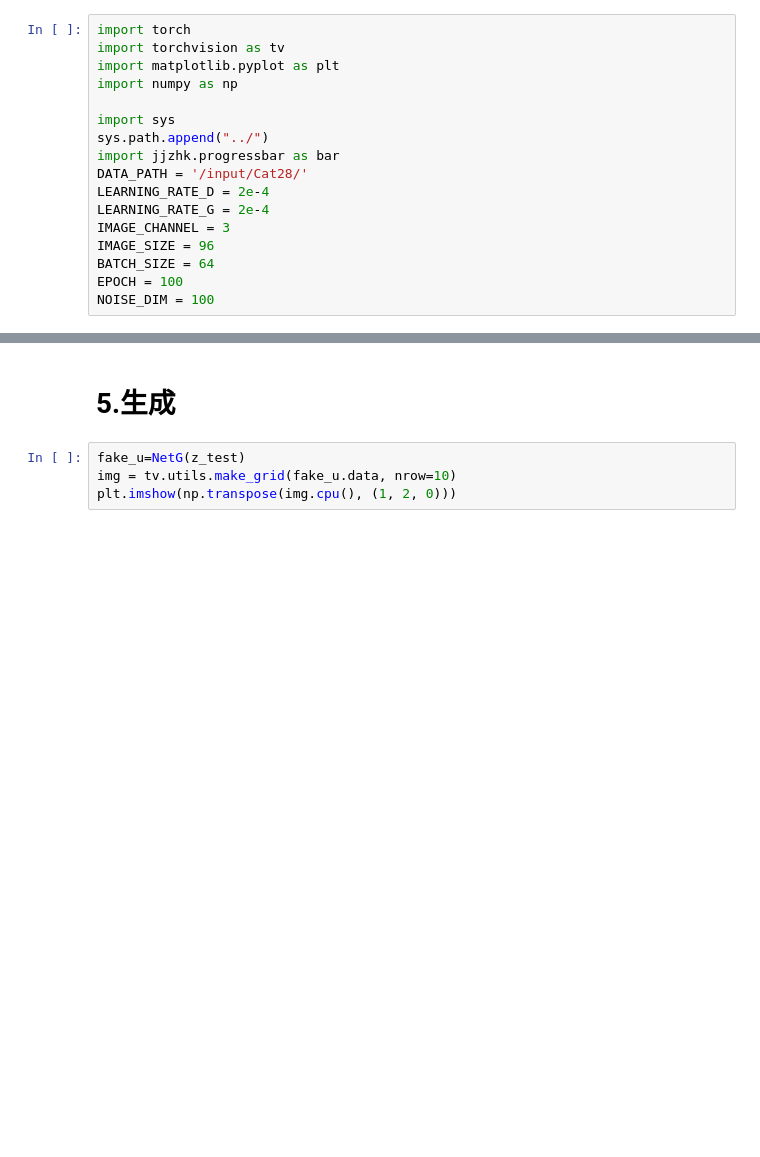
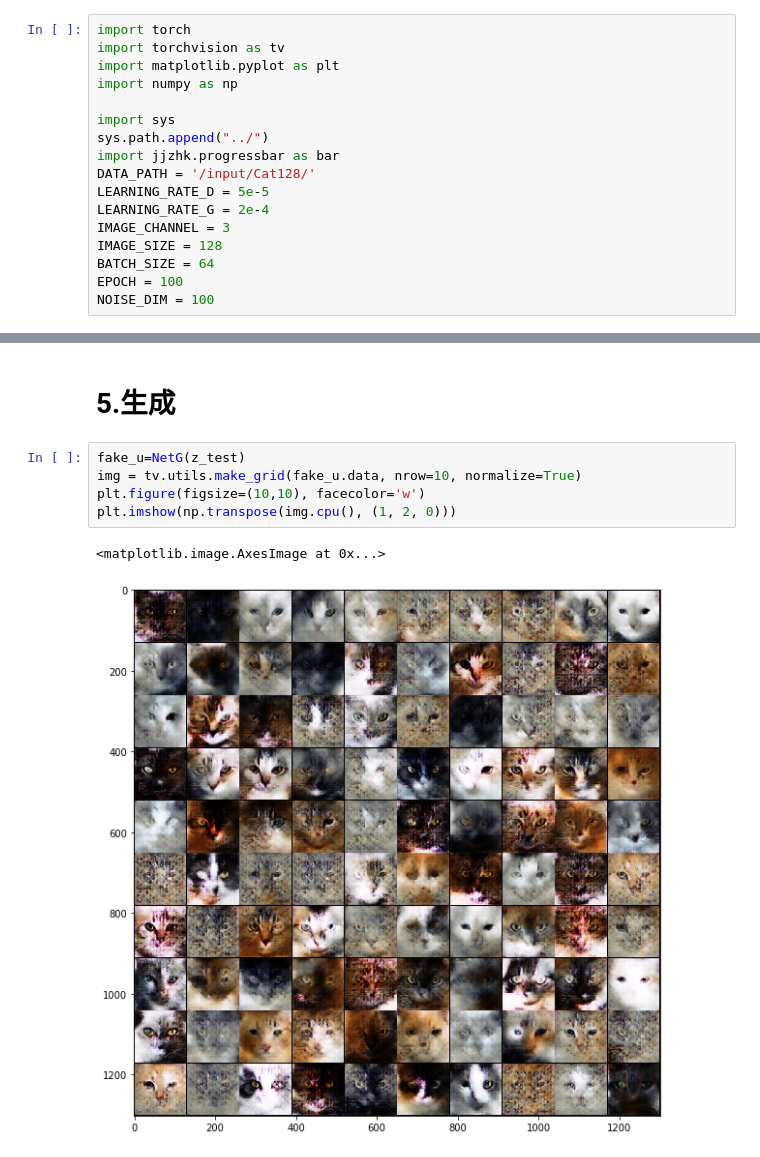
Before and after one commit to JJZHK-AI/AIKnowledgeBase, a Jupyter notebook: 03.深度学习/07.对抗生成网络/02.DCGAN/06.使用DCGAN生成Cat128*128数据.ipynb, the cells around one changed output, grey strips where cells are left out. Drawn from its saved outputs; the diff is of its cells as text; blank space fills up the shorter version.

```diff
--- a/03.深度学习/07.对抗生成网络/02.DCGAN/06.使用DCGAN生成Cat128*128数据.ipynb
+++ b/03.深度学习/07.对抗生成网络/02.DCGAN/06.使用DCGAN生成Cat128*128数据.ipynb
@@ -12,11 +12,11 @@ import numpy as np
 import sys
 sys.path.append("../")
 import jjzhk.progressbar as bar
-DATA_PATH = '/input/Cat28/'
-LEARNING_RATE_D = 2e-4
+DATA_PATH = '/input/Cat128/'
+LEARNING_RATE_D = 5e-5
 LEARNING_RATE_G = 2e-4
 IMAGE_CHANNEL = 3
-IMAGE_SIZE = 96
+IMAGE_SIZE = 128
 BATCH_SIZE = 64
 EPOCH = 100
 NOISE_DIM = 100
@@ -201,5 +219,9 @@ for epoch in range(1, EPOCH + 1):
 # 5.生成
 # %%
 fake_u=NetG(z_test)
-img = tv.utils.make_grid(fake_u.data, nrow=10)
+img = tv.utils.make_grid(fake_u.data, nrow=10, normalize=True)
+plt.figure(figsize=(10,10), facecolor='w')
 plt.imshow(np.transpose(img.cpu(), (1, 2, 0)))
+# %% [output]
+<matplotlib.image.AxesImage at 0x...>
+[figure, added]
```
Also changed, not shown: parts of 1 cell of this notebook, 4 other files.
